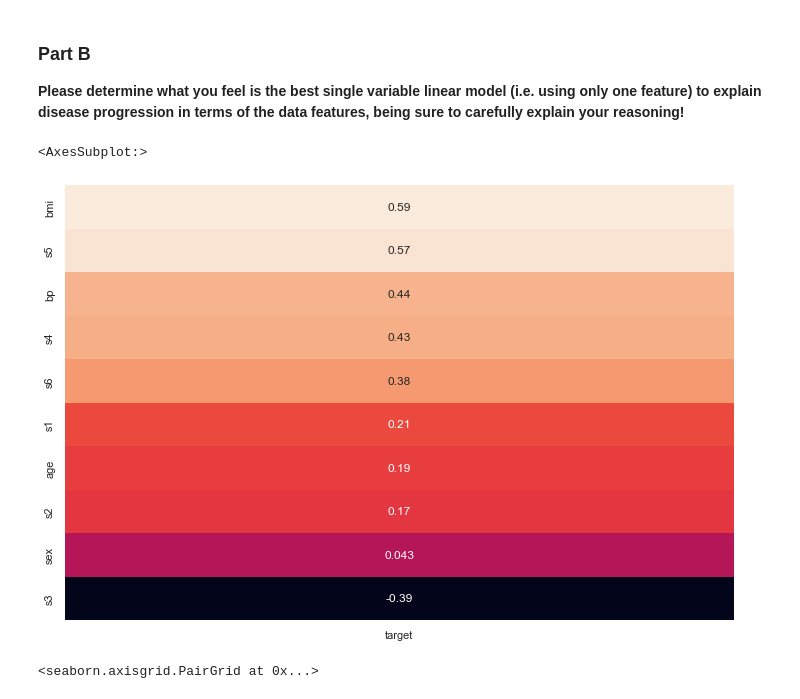
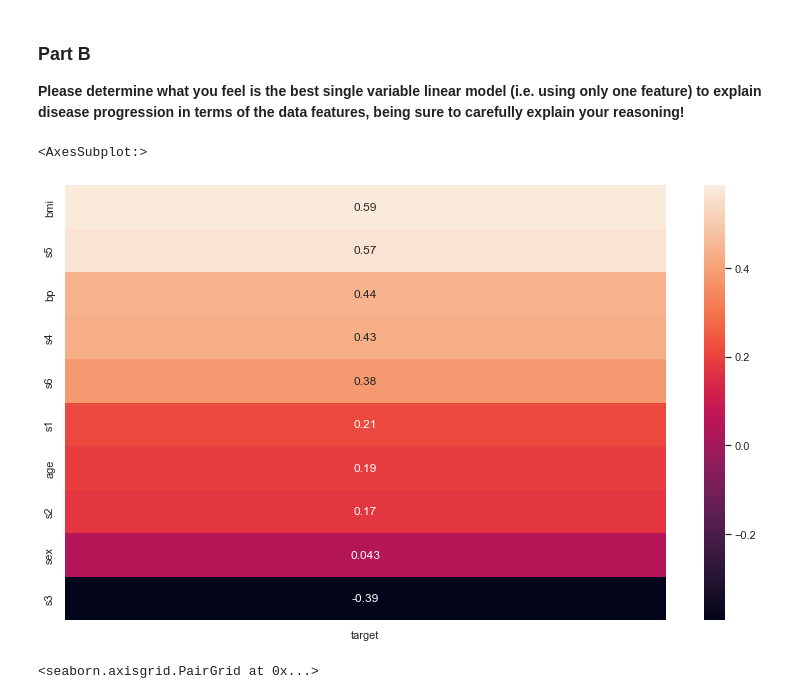
Before and after one commit to pranavavva/sml-310-project-1, a Jupyter notebook: project-1-pa-2022-02-11.ipynb, the cells around one changed output. Cells and saved outputs as stored; diff of their text form; code cells hidden in the pictures.

```diff
--- a/project-1-pa-2022-02-11.ipynb
+++ b/project-1-pa-2022-02-11.ipynb
@@ -11,7 +11,7 @@ import seaborn as sns
 import scipy.stats as stats
 
 %matplotlib inline
-sns.set()
+sns.set_theme()
 # %% [markdown]
 ## Problem 1 - Probability and Linear Regression
 # %% [markdown]
@@ -205,10 +287,10 @@ df.head()
 **Please determine what you feel is the best single variable linear model (i.e. using only one feature) to explain disease progression in terms of the data features, being sure to carefully explain your reasoning!**
 # %%
 plt.figure(figsize=(12, 8))
-sns.heatmap(df.corr()[["target"]].sort_values(by="target", ascending=False).drop("target"), annot=True, cbar=False)
+sns.heatmap(df.corr()[["target"]].sort_values(by="target", ascending=False).drop("target"), annot=True)
 # %% [output]
 <AxesSubplot:>
-[figure, old version]
+[figure, new version]
 # %%
 sns.pairplot(df, x_vars=["age", "sex", "bmi", "bp", "s1", "s2", "s3", "s4", "s5", "s6"], y_vars="target", plot_kws={
   "edgecolor": None,
```
Also changed, not shown: parts of 15 cells of this notebook.
